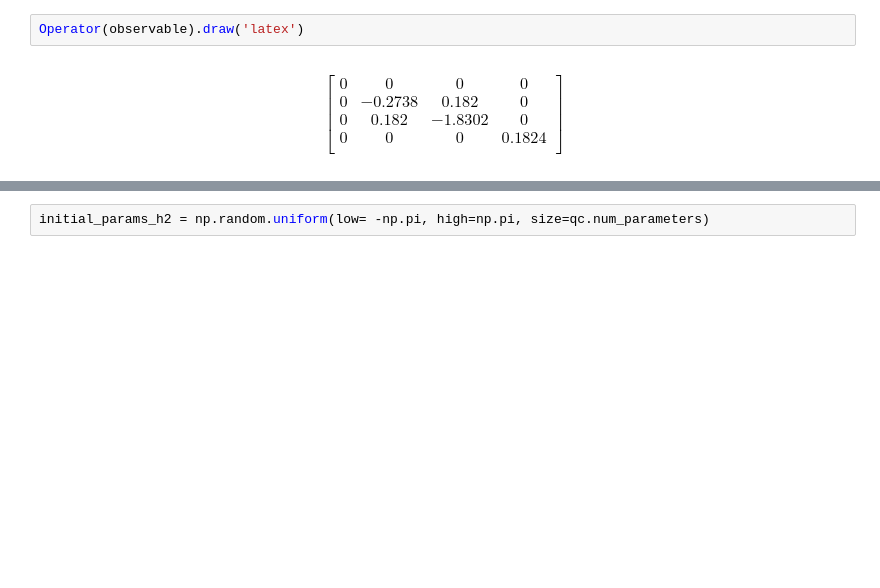
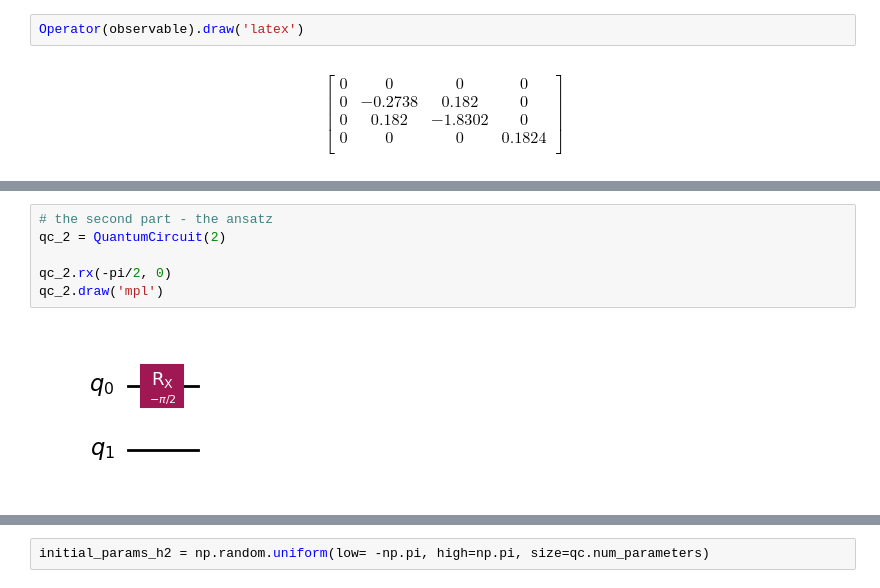
Before and after one commit to JoeJoeNguyen/quantumComputing, a Jupyter notebook: QML/Tqr.ipynb, the cells around one changed output, grey strips where cells are left out. Saved outputs shown, nothing was run; the diff lists cells and outputs as text; blank space fills up the shorter version.

```diff
--- a/QML/Tqr.ipynb
+++ b/QML/Tqr.ipynb
@@ -277,0 +302,8 @@ qc.draw('mpl')
+# %%
+# the second part - the ansatz
+qc_2 = QuantumCircuit(2)
+
+qc_2.rx(-pi/2, 0)
+qc_2.draw('mpl')
+# %% [output]
+[figure, added]
```
Also changed, not shown: parts of 13 cells of this notebook.
